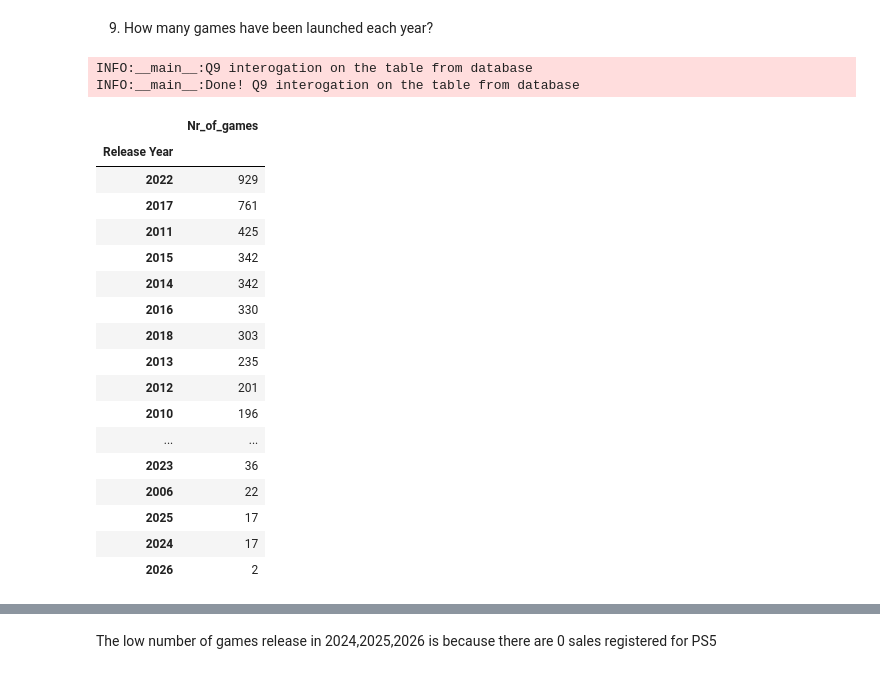
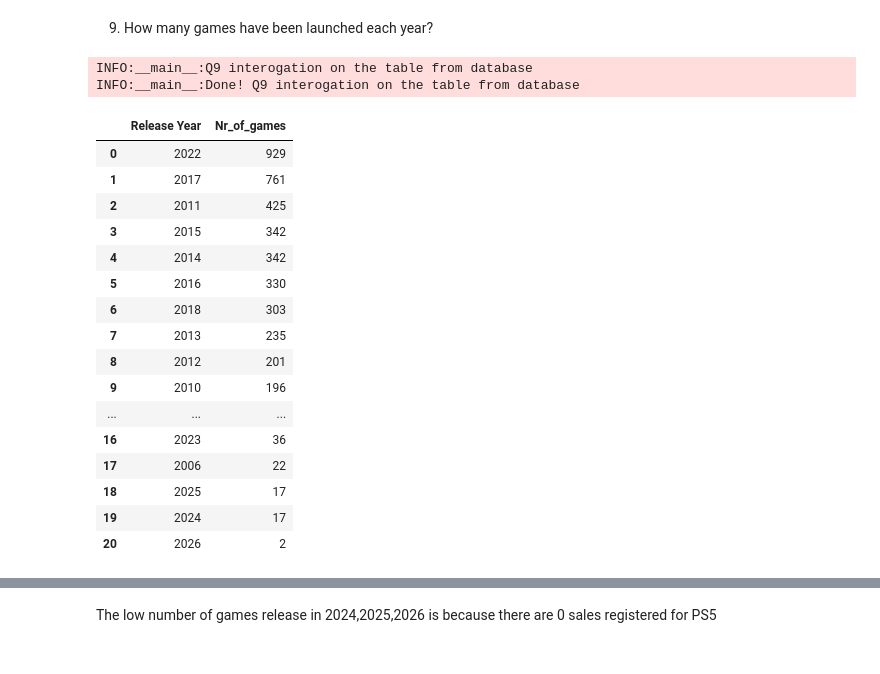
Before and after one commit to CalinP1/Playstation_work, a Jupyter notebook: PlayStation_Data_report.ipynb, the cells around one changed output, grey strips where cells are left out. Saved outputs shown, nothing was run; the diff lists cells and outputs as text; code cells hidden in the pictures.

```diff
--- a/PlayStation_Data_report.ipynb
+++ b/PlayStation_Data_report.ipynb
@@ -702,34 +733,32 @@ INFO:__main__:Done! Q8 interogation on the table from database
 # %%
 query_games_each_year = """
     SELECT [Release Year], COUNT(Game) as Nr_of_games
     FROM PlayStation_Games
     GROUP BY [Release Year]
     ORDER BY Nr_of_games DESC
 """
 logger.info("Q9 interogation on the table from database")
 total_games_each_year = pd.read_sql(query_games_each_year,conn)
 total_games_each_year["Release Year"]=total_games_each_year["Release Year"].astype("Int64")
-total_games_each_year.set_index("Release Year",inplace=True)
 logger.info("Done! Q9 interogation on the table from database")
 total_games_each_year
 # %% [output]
 INFO:__main__:Q9 interogation on the table from database
 INFO:__main__:Done! Q9 interogation on the table from database
-|  | Nr_of_games |
-| Release Year |  |
-| 2022 | 929 |
-| 2017 | 761 |
-| 2011 | 425 |
-| 2015 | 342 |
-| 2014 | 342 |
-| 2016 | 330 |
-| 2018 | 303 |
-| 2013 | 235 |
-| 2012 | 201 |
-| 2010 | 196 |
-| ... | ... |
-| 2023 | 36 |
-| 2006 | 22 |
-| 2025 | 17 |
-| 2024 | 17 |
-| 2026 | 2 |
+|  | Release Year | Nr_of_games |
+| 0 | 2022 | 929 |
+| 1 | 2017 | 761 |
+| 2 | 2011 | 425 |
+| 3 | 2015 | 342 |
+| 4 | 2014 | 342 |
+| 5 | 2016 | 330 |
+| 6 | 2018 | 303 |
+| 7 | 2013 | 235 |
+| 8 | 2012 | 201 |
+| 9 | 2010 | 196 |
+| ... | ... | ... |
+| 16 | 2023 | 36 |
+| 17 | 2006 | 22 |
+| 18 | 2025 | 17 |
+| 19 | 2024 | 17 |
+| 20 | 2026 | 2 |
```
Also changed, not shown: parts of 37 cells of this notebook, 7 other files.
